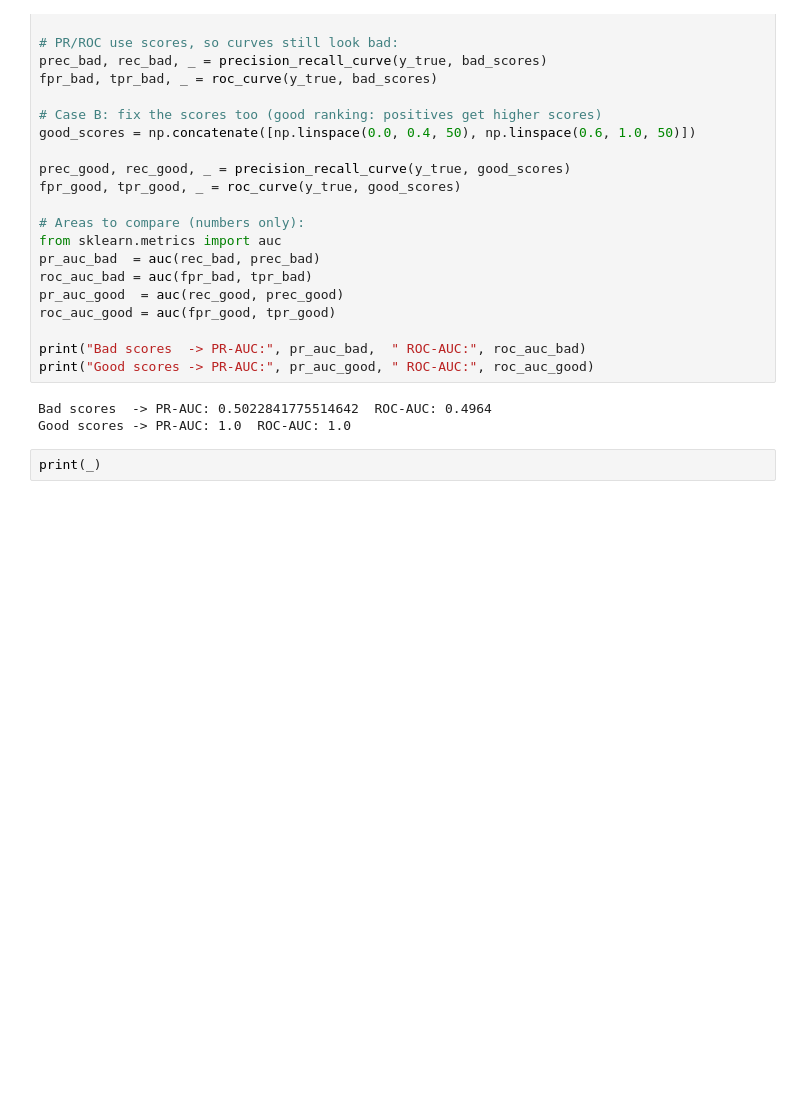
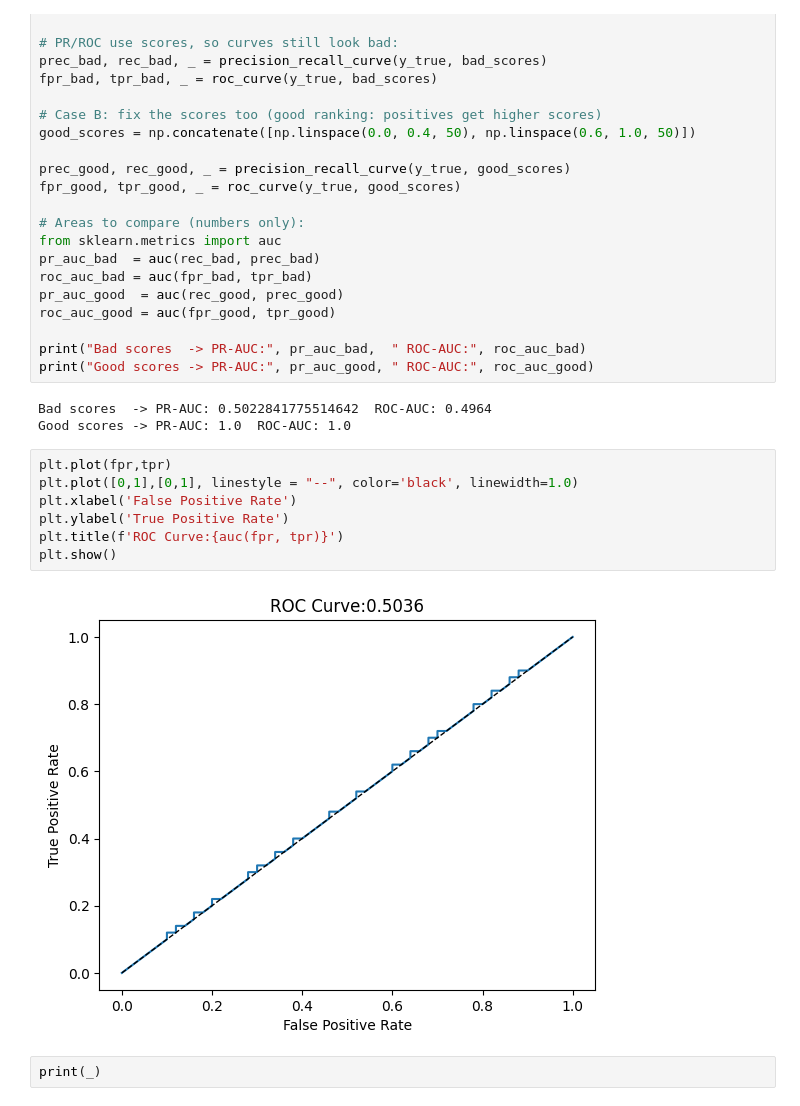
Before and after one commit to RehanShaikh-ai/jigsaw-text-moderation, a Jupyter notebook: notebooks/experiment.ipynb, the cells around one changed output. Cells and saved outputs as stored; diff of their text form; blank space fills up the shorter version.

```diff
--- a/notebooks/experiment.ipynb
+++ b/notebooks/experiment.ipynb
@@ -327,6 +327,15 @@ print("Good scores -> PR-AUC:", pr_auc_good, " ROC-AUC:", roc_auc_good)
 # %% [output]
 Bad scores  -> PR-AUC: 0.5022841775514642  ROC-AUC: 0.4964
 Good scores -> PR-AUC: 1.0  ROC-AUC: 1.0
+# %%
+plt.plot(fpr,tpr)
+plt.plot([0,1],[0,1], linestyle = "--", color='black', linewidth=1.0)
+plt.xlabel('False Positive Rate')
+plt.ylabel('True Positive Rate')
+plt.title(f'ROC Curve:{auc(fpr, tpr)}')
+plt.show()
+# %% [output]
+[figure, added]
 # %%
 print(_)
 # %% [output]
```
Also changed, not shown: parts of 3 cells of this notebook, 8 other files.
